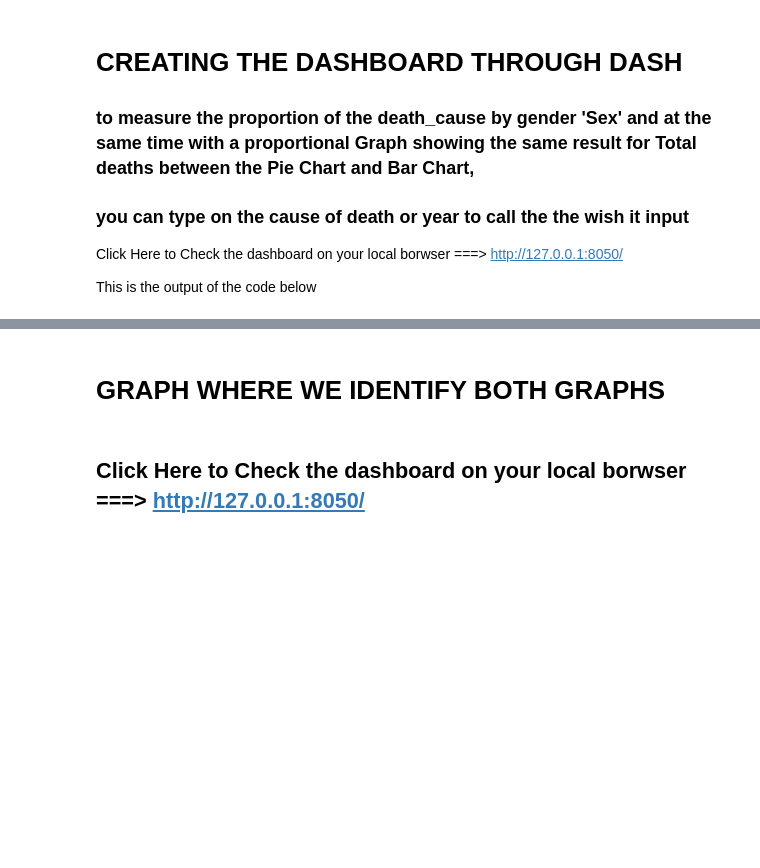
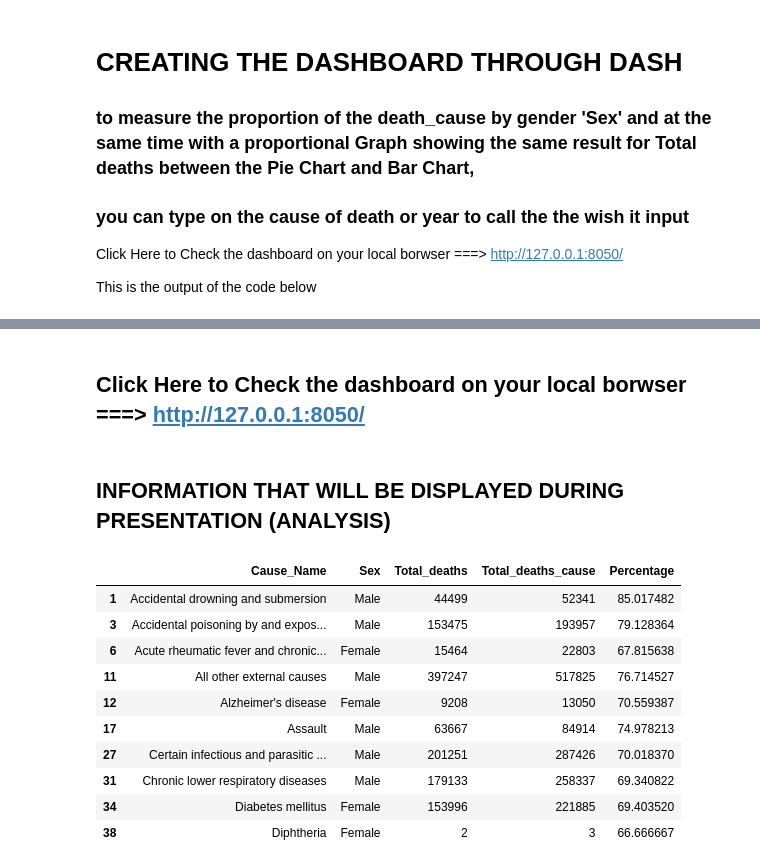
Before and after one commit to feLLpe04/Project3, a Jupyter notebook: cleaneddata/Research_Questions_1.ipynb, the cells around one changed output, grey strips where cells are left out. Cells and saved outputs as stored; diff of their text form; code cells hidden in the pictures; blank space fills up the shorter version.

```diff
--- a/cleaneddata/Research_Questions_1.ipynb
+++ b/cleaneddata/Research_Questions_1.ipynb
@@ -1400,7 +1409,38 @@ if __name__ == '__main__':
 # %% [output]
 Columns (2) have mixed types. Specify dtype option on import or set low_memory=False.
 [interactive output not drawn]
-# %% [markdown]
-# GRAPH WHERE WE IDENTIFY BOTH GRAPHS
 # %% [markdown]
 ## Click Here to Check the dashboard on your local borwser ===> http://127.0.0.1:8050/
+# %% [markdown]
+## INFORMATION THAT WILL BE DISPLAYED DURING PRESENTATION (ANALYSIS)
+# %%
+#Grouping by Cause_Name and Sex, summing up total deaths
+cause_gender_totals = merged_data.groupby(['Cause_Name', 'Sex'])['Total_deaths'].sum().reset_index()
+
+#Calculate total deaths for each cause
+cause_totals = merged_data.groupby('Cause_Name')['Total_deaths'].sum().reset_index()
+cause_totals.rename(columns={'Total_deaths': 'Total_deaths_cause'}, inplace=True)
+
+#Merging the totals back with the cause_gender_totals
+cause_gender_totals = cause_gender_totals.merge(cause_totals, on='Cause_Name')
+
+#Calculating the percentage of total deaths for each gender per cause
+cause_gender_totals['Percentage'] = (cause_gender_totals['Total_deaths'] / cause_gender_totals['Total_deaths_cause']) * 100
+
+#Filtering  causes where one gender exceeds 65% of the total deaths
+filtered_causes = cause_gender_totals[cause_gender_totals['Percentage'] > 65]
+
+#Checking if did work
+filtered_causes.head(10)
+# %% [output]
+|  | Cause_Name | Sex | Total_deaths | Total_deaths_cause | Percentage |
+| 1 | Accidental drowning and submersion | Male | 44499 | 52341 | 85.017482 |
+| 3 | Accidental poisoning by and expos... | Male | 153475 | 193957 | 79.128364 |
+| 6 | Acute rheumatic fever and chronic... | Female | 15464 | 22803 | 67.815638 |
+| 11 | All other external causes | Male | 397247 | 517825 | 76.714527 |
+| 12 | Alzheimer's disease | Female | 9208 | 13050 | 70.559387 |
+| 17 | Assault | Male | 63667 | 84914 | 74.978213 |
+| 27 | Certain infectious and parasitic ... | Male | 201251 | 287426 | 70.018370 |
+| 31 | Chronic lower respiratory diseases | Male | 179133 | 258337 | 69.340822 |
+| 34 | Diabetes mellitus | Female | 153996 | 221885 | 69.403520 |
+| 38 | Diphtheria | Female | 2 | 3 | 66.666667 |
```
Also changed, not shown: parts of 20 cells of this notebook.
